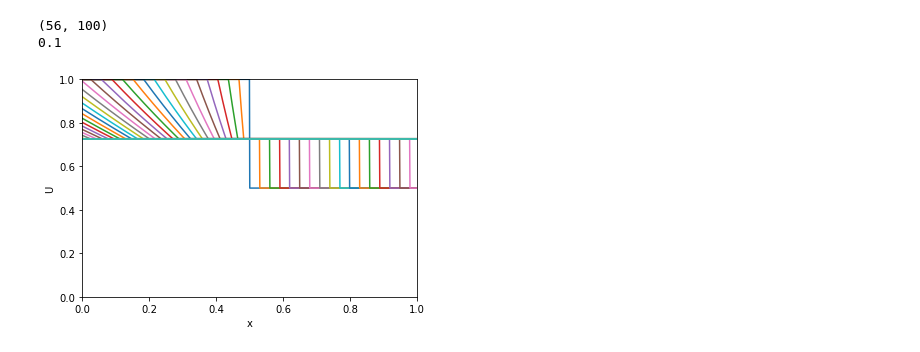
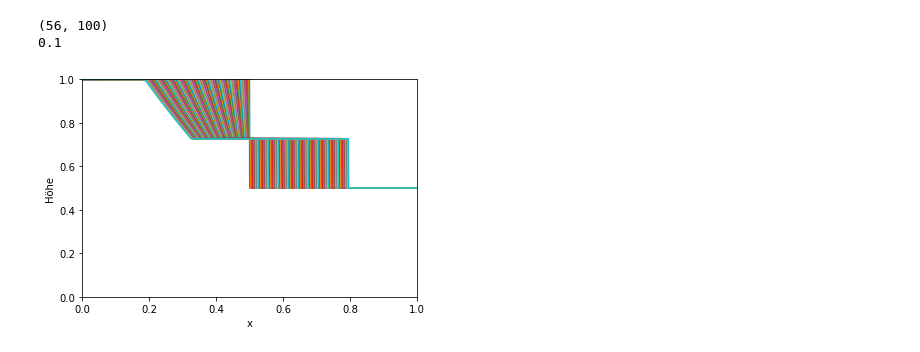
Before and after one commit to Javiermateor/Flachwassergleichung, a Jupyter notebook: HA2.ipynb, the cells around one changed output. Cells and saved outputs as stored; diff of their text form; code cells hidden in the pictures.

```diff
--- a/HA2.ipynb
+++ b/HA2.ipynb
@@ -152,38 +152,38 @@ g= 9.81
 
 #temporär: (Ersetzen mit Anfangsbedingungen, dann müsste t in Anfangsbedingungen ergänzt werden)
 x = np.linspace(0, 1, 1000)
-t = np.linspace(0, 1, 100)
+t = np.linspace(0, 0.1, 100)
 
 
 
 # Sw bestimmen
 def f(Sw):
     return Sw - (g*hr)/(4*Sw)*(1+np.sqrt(1+(8*Sw**2)/(g*hr))) + 2*np.sqrt((g*hr)/2*(np.sqrt(1+(8*Sw**2)/(g*hr))-1)) - 2*np.sqrt(g*hl)
 z = 1
 while True:
     Sw = optimize.newton(f, z) # Validierung des positiven ergebnisses
     z += 1
     if Sw > 0:
         break
 
 
 h,u = dammbruch(x,t,x0,hl,hr,Sw)
 #print(h[:,1])
 
 fig, ax = plt.subplots()
 for n in range(h.shape[1]):
         ax.plot(x, h[:,n])
 ax.set_xlabel('x')
 ax.set_ylabel('Höhe')
 ax.title.set_fontsize(13)
 ax.set_xlim(0,1)
 ax.set_ylim(0,1)
 plt.show()
 
 # Vielleicht Animation daraus machen?
 # Komisch, dass auf der "rechten Seite" es so eckig ist, aber in der h Funktion zwischen xb und xc ist weder x noch t in der Rechnung integriert, also muss es eine Konstante sein (0.75...).
 # %% [output]
-[figure, old version]
+[figure, new version]
 # %%
 # Initialisierung der Werte:
 hl= 1
```
Also changed, not shown: parts of 2 cells of this notebook.
